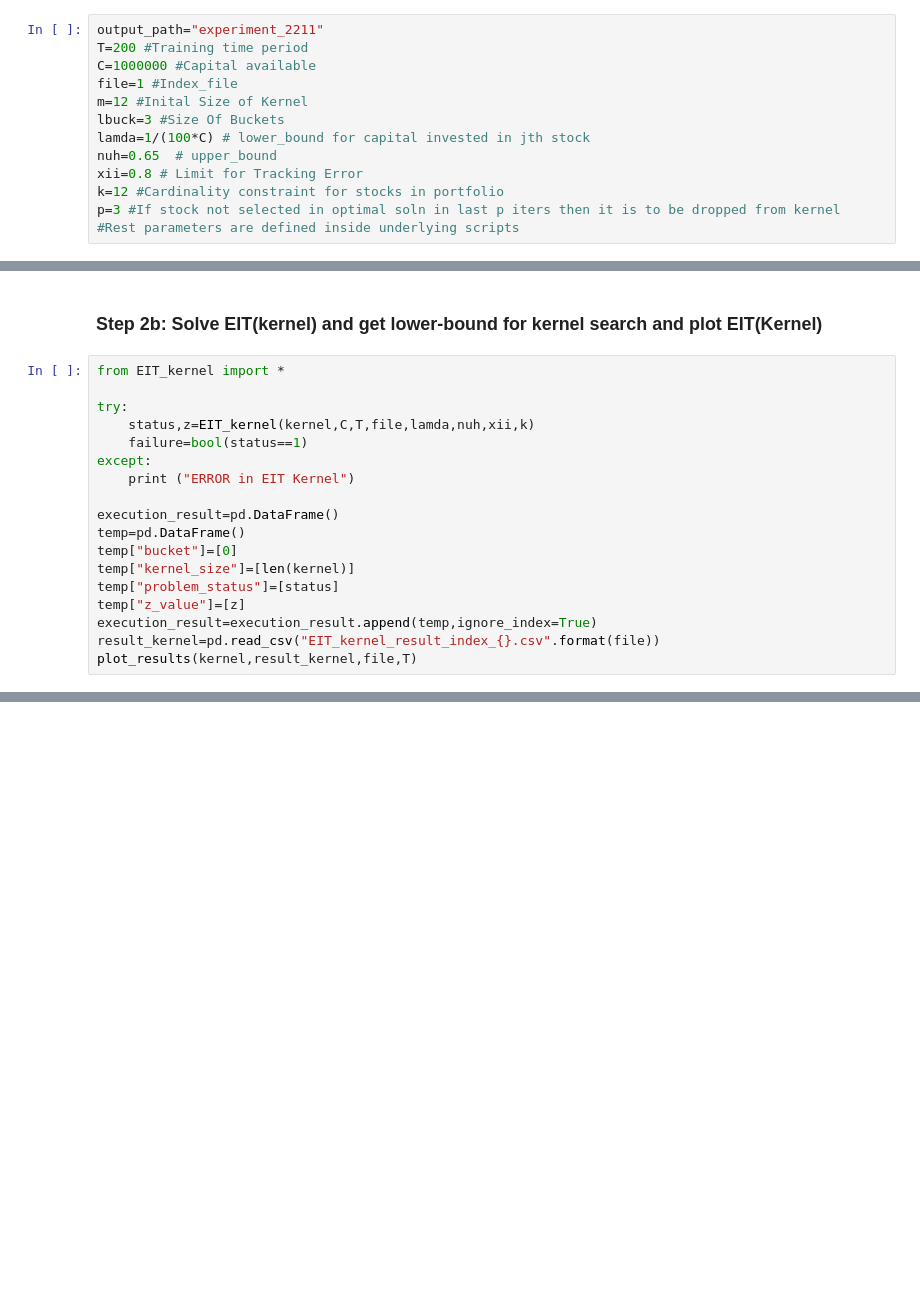
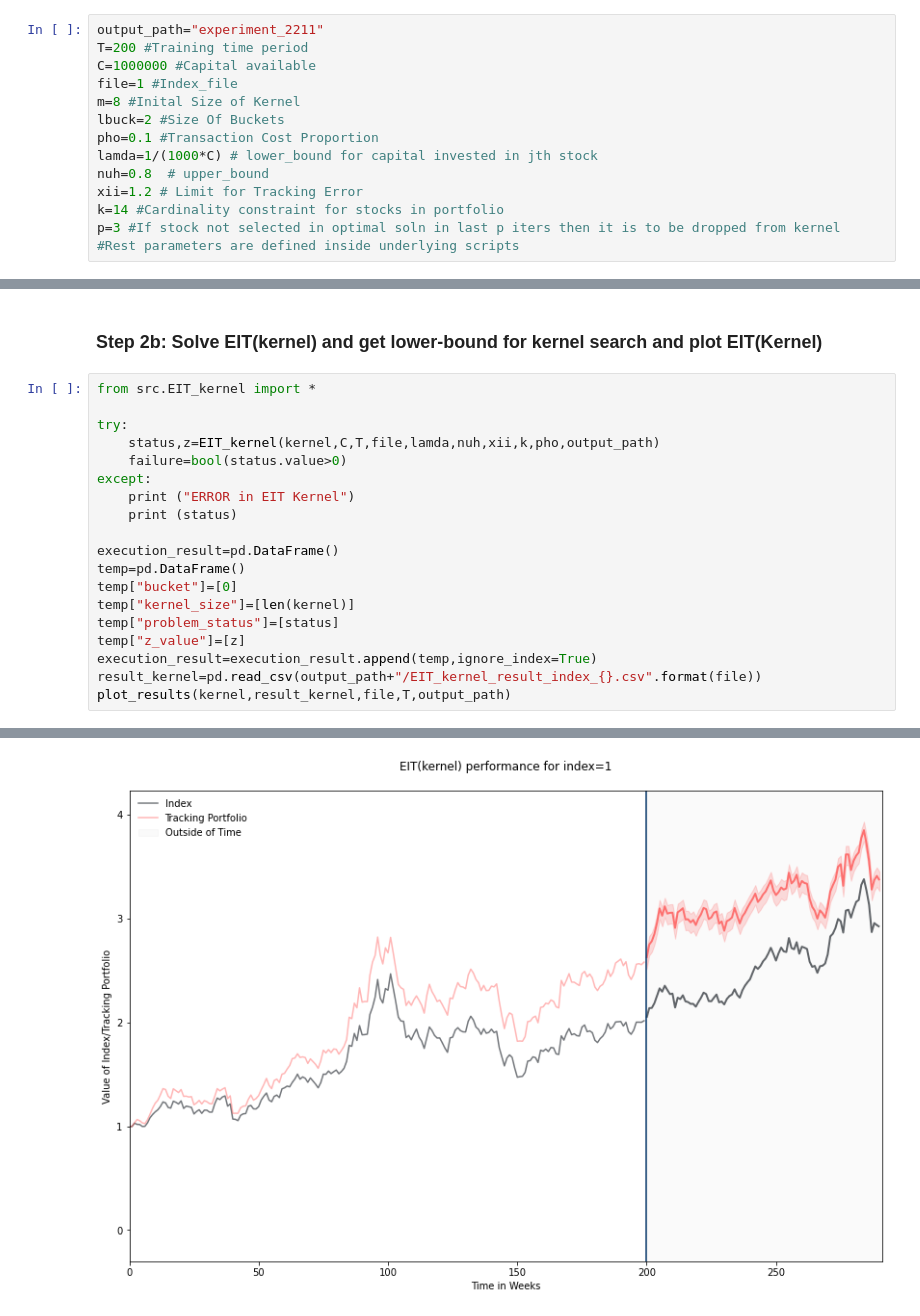
Before and after one commit to ashish1610dhiman/enhanced_index_tracking, a Jupyter notebook: master_notebook_2211.ipynb, the cells around one changed output, grey strips where cells are left out. Cells and saved outputs as stored; diff of their text form; blank space fills up the shorter version.

```diff
--- a/master_notebook_2211.ipynb
+++ b/master_notebook_2211.ipynb
@@ -9,11 +9,12 @@ output_path="experiment_2211"
 T=200 #Training time period
 C=1000000 #Capital available
 file=1 #Index_file
-m=12 #Inital Size of Kernel
-lbuck=3 #Size Of Buckets
-lamda=1/(100*C) # lower_bound for capital invested in jth stock
-nuh=0.65  # upper_bound
-xii=0.8 # Limit for Tracking Error
-k=12 #Cardinality constraint for stocks in portfolio
+m=8 #Inital Size of Kernel
+lbuck=2 #Size Of Buckets
+pho=0.1 #Transaction Cost Proportion
+lamda=1/(1000*C) # lower_bound for capital invested in jth stock
+nuh=0.8  # upper_bound
+xii=1.2 # Limit for Tracking Error
+k=14 #Cardinality constraint for stocks in portfolio
 p=3 #If stock not selected in optimal soln in last p iters then it is to be dropped from kernel
 #Rest parameters are defined inside underlying scripts
@@ -80,13 +82,14 @@ See the caveats in the documentation: https://pandas.pydata.org/pandas-docs/stab
 # %% [markdown]
 ### Step 2b: Solve EIT(kernel) and get lower-bound for kernel search and plot EIT(Kernel)
 # %%
-from EIT_kernel import *
+from src.EIT_kernel import *
 
 try:
-    status,z=EIT_kernel(kernel,C,T,file,lamda,nuh,xii,k)
-    failure=bool(status==1)
+    status,z=EIT_kernel(kernel,C,T,file,lamda,nuh,xii,k,pho,output_path)
+    failure=bool(status.value>0)
 except:
     print ("ERROR in EIT Kernel")
+    print (status)
 
 execution_result=pd.DataFrame()
 temp=pd.DataFrame()
@@ -95,5 +98,6 @@ temp["kernel_size"]=[len(kernel)]
 temp["problem_status"]=[status]
 temp["z_value"]=[z]
 execution_result=execution_result.append(temp,ignore_index=True)
-result_kernel=pd.read_csv("EIT_kernel_result_index_{}.csv".format(file))
-plot_results(kernel,result_kernel,file,T)
+result_kernel=pd.read_csv(output_path+"/EIT_kernel_result_index_{}.csv".format(file))
+plot_results(kernel,result_kernel,file,T,output_path)
+# %% [output]
@@ -99,0 +110 @@ plot_results(kernel,result_kernel,file,T)
+[figure, added]
```
Also changed, not shown: parts of 13 cells of this notebook, 17 other files.
